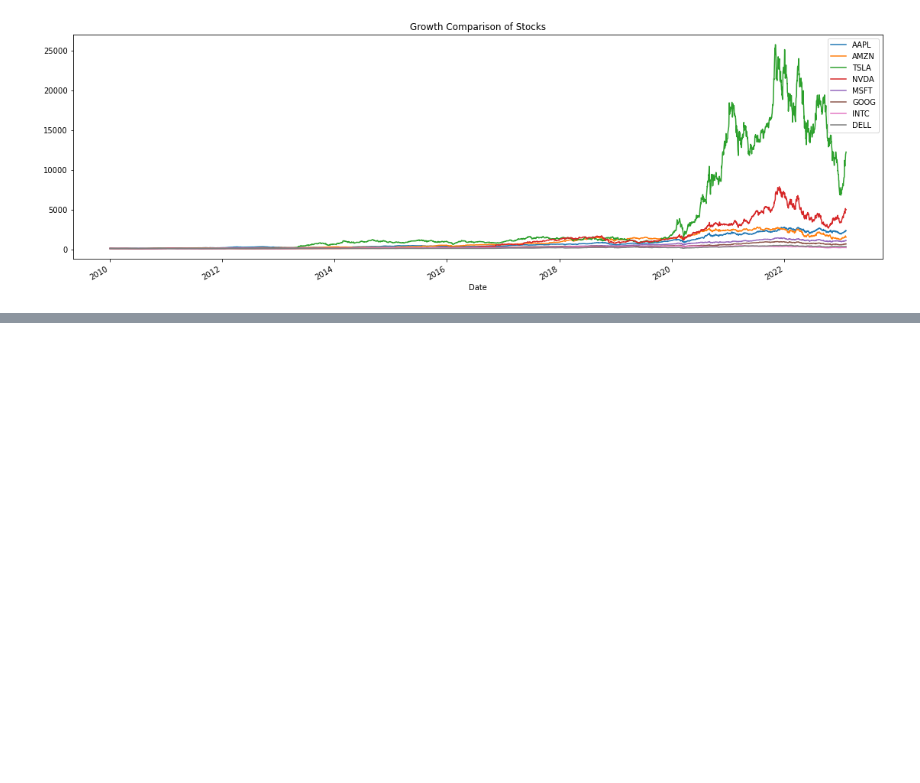
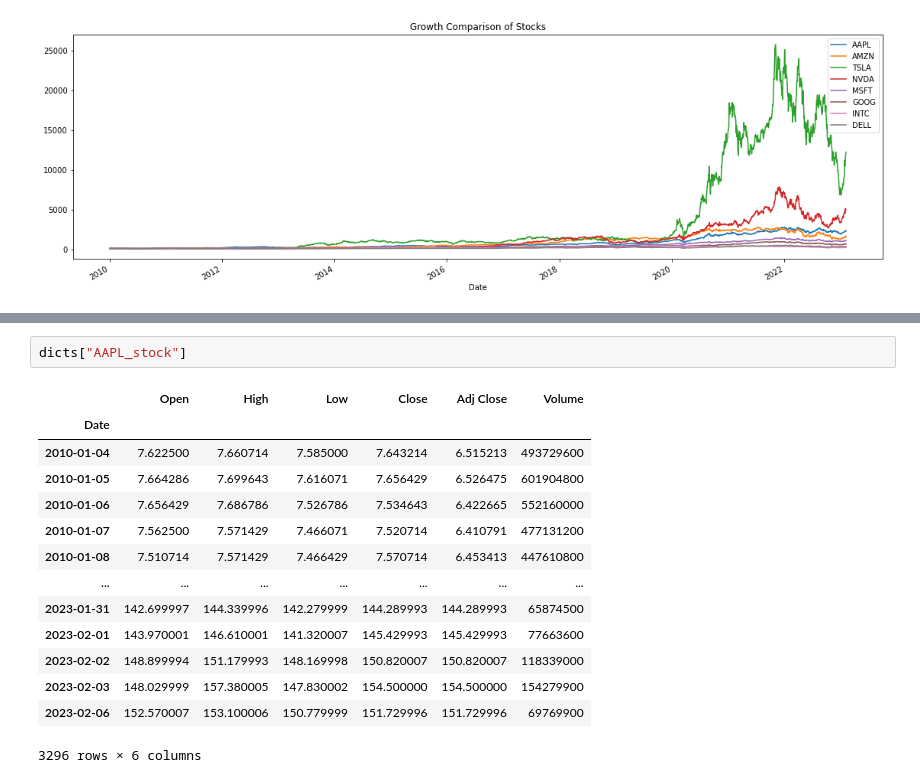
Before and after one commit to Lester-723/Data-Analytics-Projects-, a Jupyter notebook: Securities Analysis Project/Analysis_of_Big_data_stock.ipynb, the cells around one changed output, grey strips where cells are left out. Drawn from its saved outputs; the diff is of its cells as text; blank space fills up the shorter version.

```diff
--- a/Securities Analysis Project/Analysis_of_Big_data_stock.ipynb
+++ b/Securities Analysis Project/Analysis_of_Big_data_stock.ipynb
@@ -163,3 +161,20 @@ securities.individual_data(stock_dict= dicts, fill_method= "forward")
 [*********************100%***********************]  1 of 1 completed
 [*********************100%***********************]  1 of 1 completed
 [*********************100%***********************]  1 of 1 completed
+# %%
+dicts["AAPL_stock"]
+# %% [output]
+|  | Open | High | Low | Close | Adj Close | Volume |
+| Date |  |  |  |  |  |  |
+| 2010-01-04 | 7.622500 | 7.660714 | 7.585000 | 7.643214 | 6.515213 | 493729600 |
+| 2010-01-05 | 7.664286 | 7.699643 | 7.616071 | 7.656429 | 6.526475 | 601904800 |
+| 2010-01-06 | 7.656429 | 7.686786 | 7.526786 | 7.534643 | 6.422665 | 552160000 |
+| 2010-01-07 | 7.562500 | 7.571429 | 7.466071 | 7.520714 | 6.410791 | 477131200 |
+| 2010-01-08 | 7.510714 | 7.571429 | 7.466429 | 7.570714 | 6.453413 | 447610800 |
+| ... | ... | ... | ... | ... | ... | ... |
+| 2023-01-31 | 142.699997 | 144.339996 | 142.279999 | 144.289993 | 144.289993 | 65874500 |
+| 2023-02-01 | 143.970001 | 146.610001 | 141.320007 | 145.429993 | 145.429993 | 77663600 |
+| 2023-02-02 | 148.899994 | 151.179993 | 148.169998 | 150.820007 | 150.820007 | 118339000 |
+| 2023-02-03 | 148.029999 | 157.380005 | 147.830002 | 154.500000 | 154.500000 | 154279900 |
+| 2023-02-06 | 152.570007 | 153.100006 | 150.779999 | 151.729996 | 151.729996 | 69769900 |
+3296 rows × 6 columns
```
Also changed, not shown: parts of 4 cells of this notebook.
